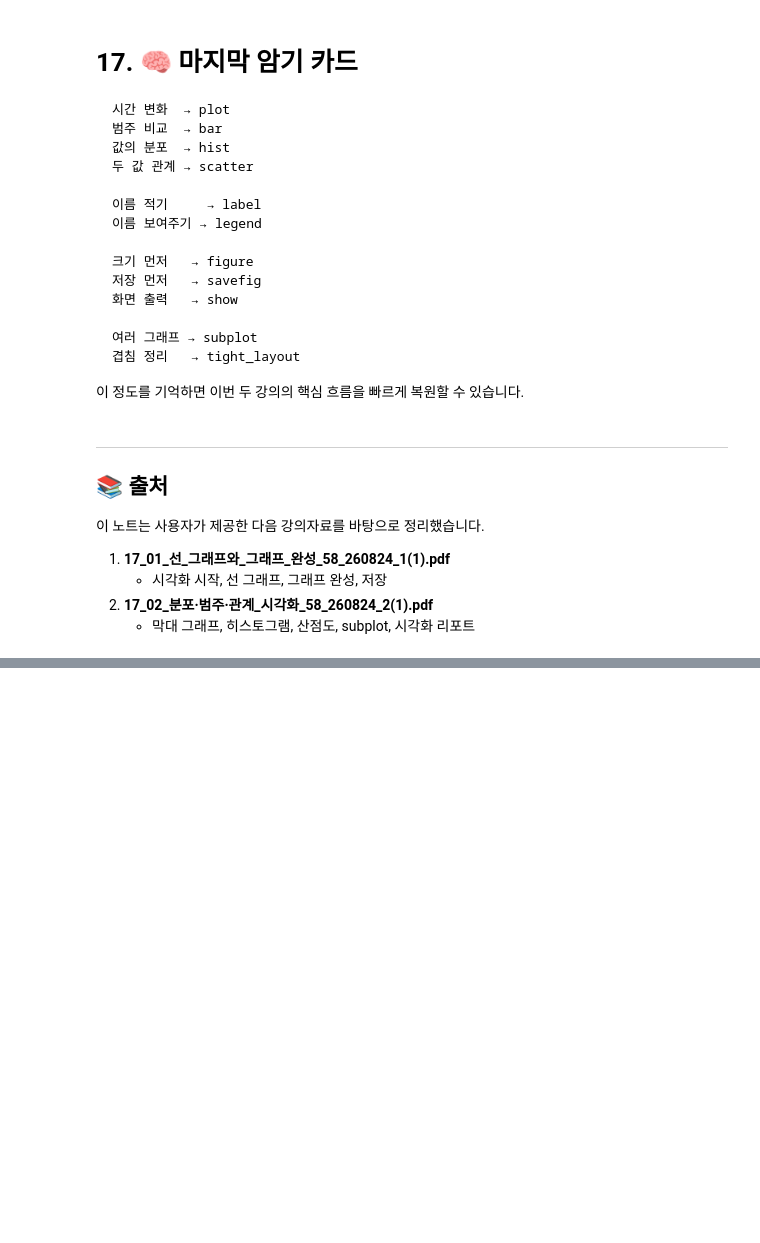
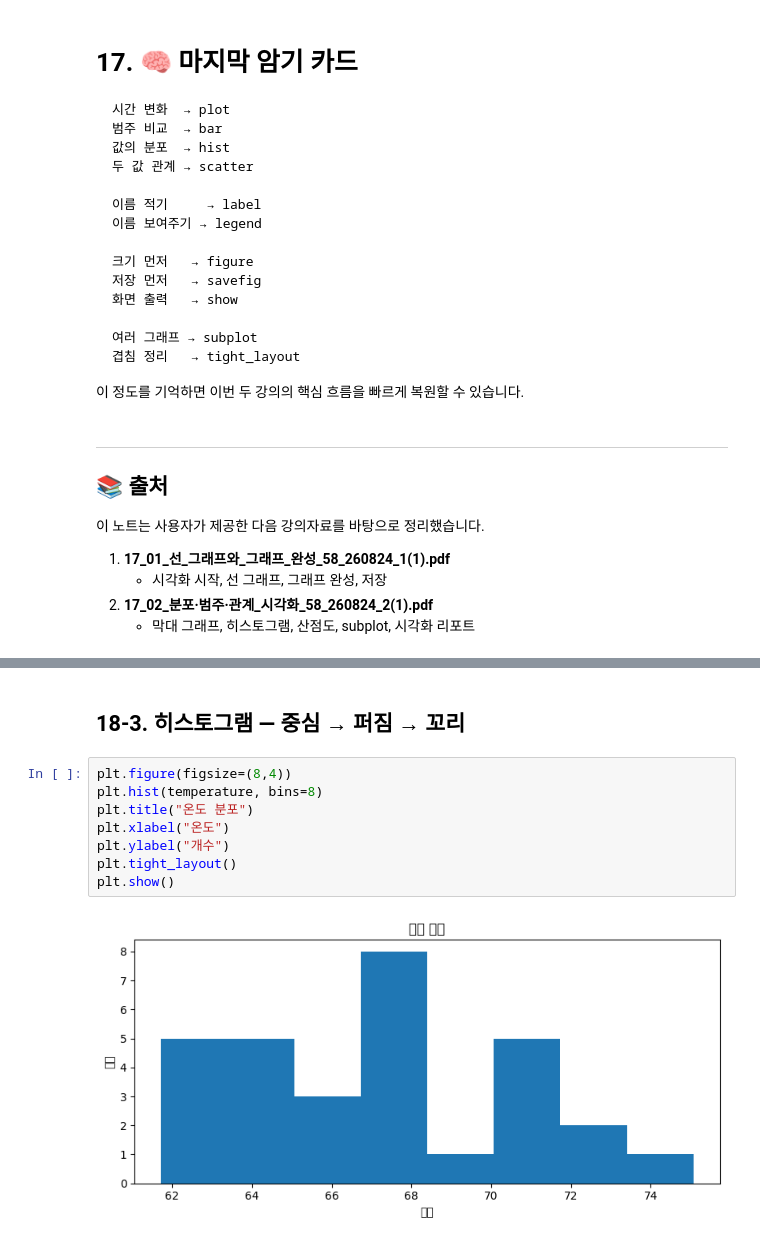
Before and after one commit to cdjung515sj-coder/KNA-Data-analysis-1st, a Jupyter notebook: 4. Summary/08_matplotlib/01_Matplotlib.ipynb, the cells around one changed output, grey strips where cells are left out. Drawn from its saved outputs; the diff is of its cells as text; blank space fills up the shorter version.

```diff
--- a/4. Summary/08_matplotlib/01_Matplotlib.ipynb
+++ b/4. Summary/08_matplotlib/01_Matplotlib.ipynb
@@ -757,0 +885,12 @@ b_temp = [61, 63, 66, 68, 70]
+# %% [markdown]
+## 18-3. 히스토그램 — 중심 → 퍼짐 → 꼬리
+# %%
+plt.figure(figsize=(8,4))
+plt.hist(temperature, bins=8)
+plt.title("온도 분포")
+plt.xlabel("온도")
+plt.ylabel("개수")
+plt.tight_layout()
+plt.show()
+# %% [output]
+[figure, added]
```
Also changed, not shown: parts of 17 cells of this notebook, 2 other files.
